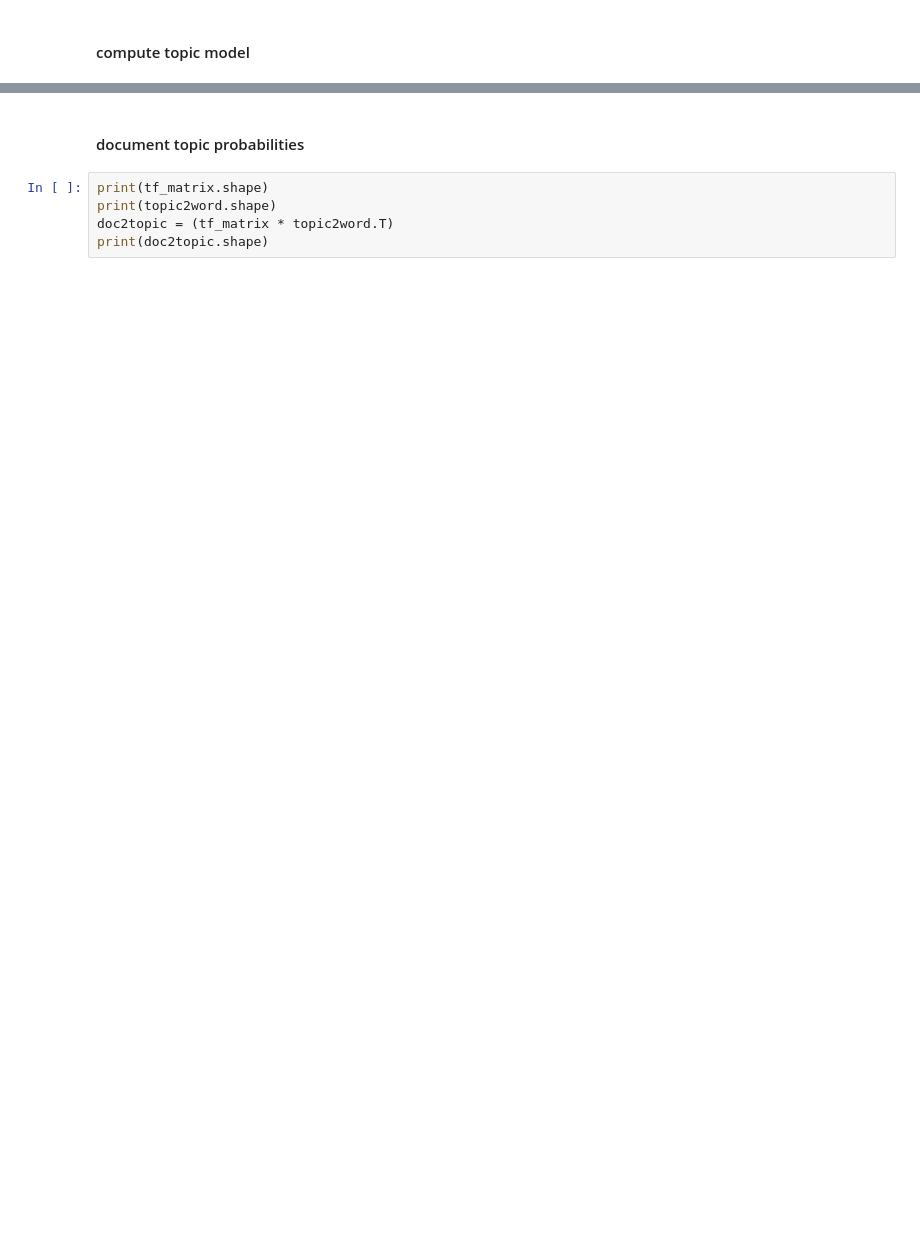
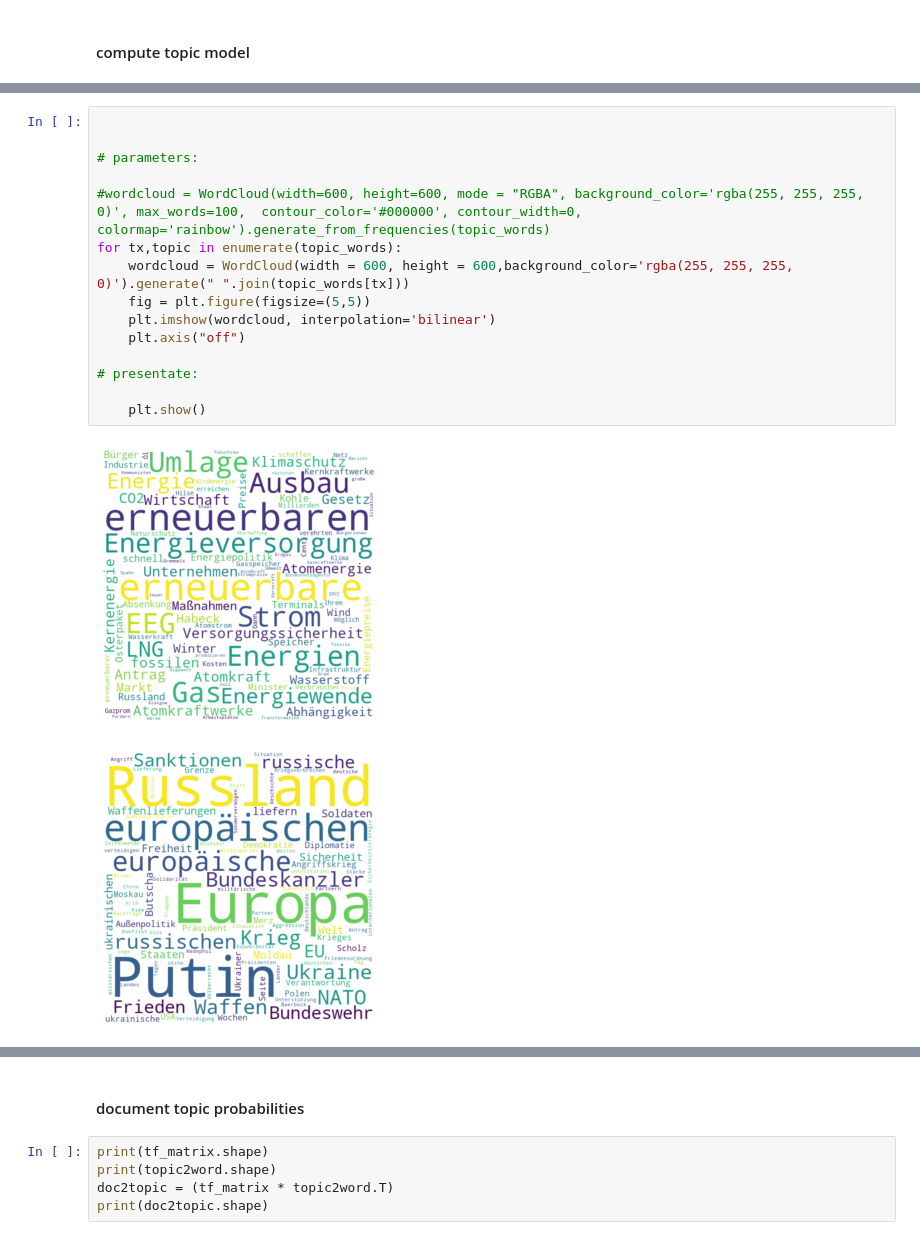
Before and after one commit to sevenbanisch/bundestagsreden, a Jupyter notebook: pipelines_SS22/Sven/xTopicModel.ipynb, the cells around one changed output, grey strips where cells are left out. Drawn from its saved outputs; the diff is of its cells as text; blank space fills up the shorter version.

```diff
--- a/pipelines_SS22/Sven/xTopicModel.ipynb
+++ b/pipelines_SS22/Sven/xTopicModel.ipynb
@@ -174,0 +181,18 @@ topic_list_ext
+# %%
+
+
+# parameters:
+
+#wordcloud = WordCloud(width=600, height=600, mode = "RGBA", background_color='rgba(255, 255, 255, 0)', max_words=100,  contour_color='#000000', contour_width=0, colormap='rainbow').generate_from_frequencies(topic_words)
+for tx,topic in enumerate(topic_words):
+    wordcloud = WordCloud(width = 600, height = 600,background_color='rgba(255, 255, 255, 0)').generate(" ".join(topic_words[tx]))
+    fig = plt.figure(figsize=(5,5))
+    plt.imshow(wordcloud, interpolation='bilinear')
+    plt.axis("off")
+
+# presentate:
+
+    plt.show()
+# %% [output]
+[figure, added]
+[figure, added]
```
Also changed, not shown: parts of 18 cells of this notebook, 14 other files.
